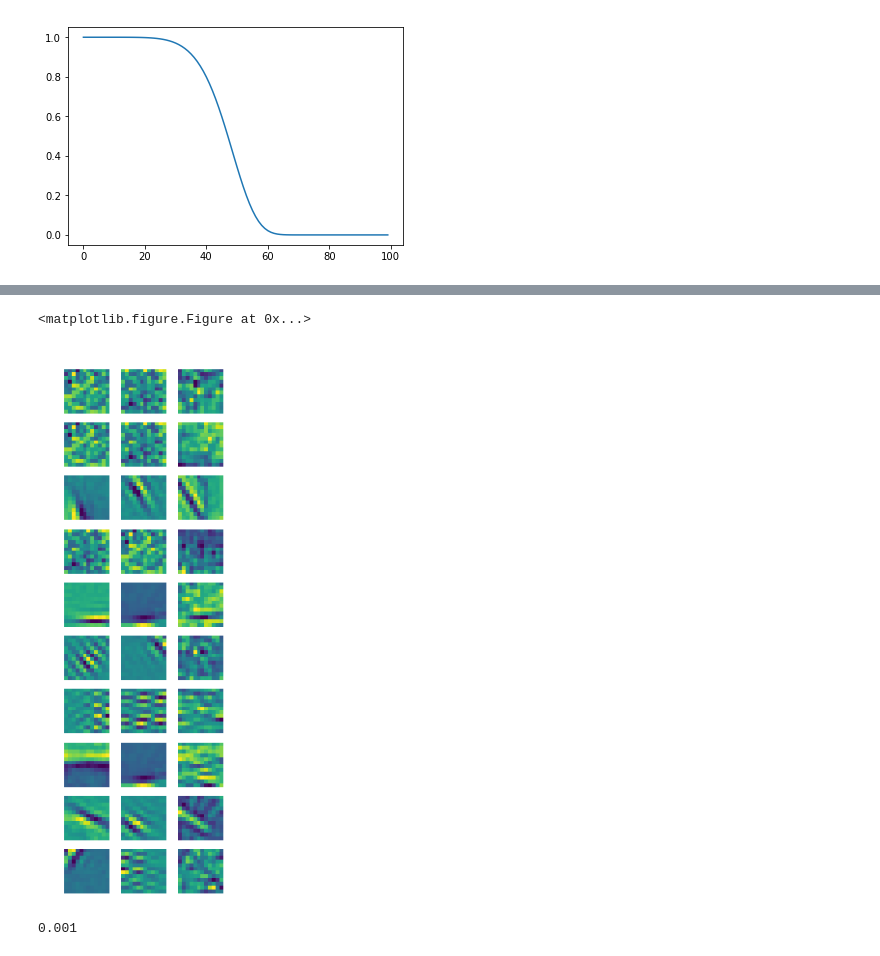
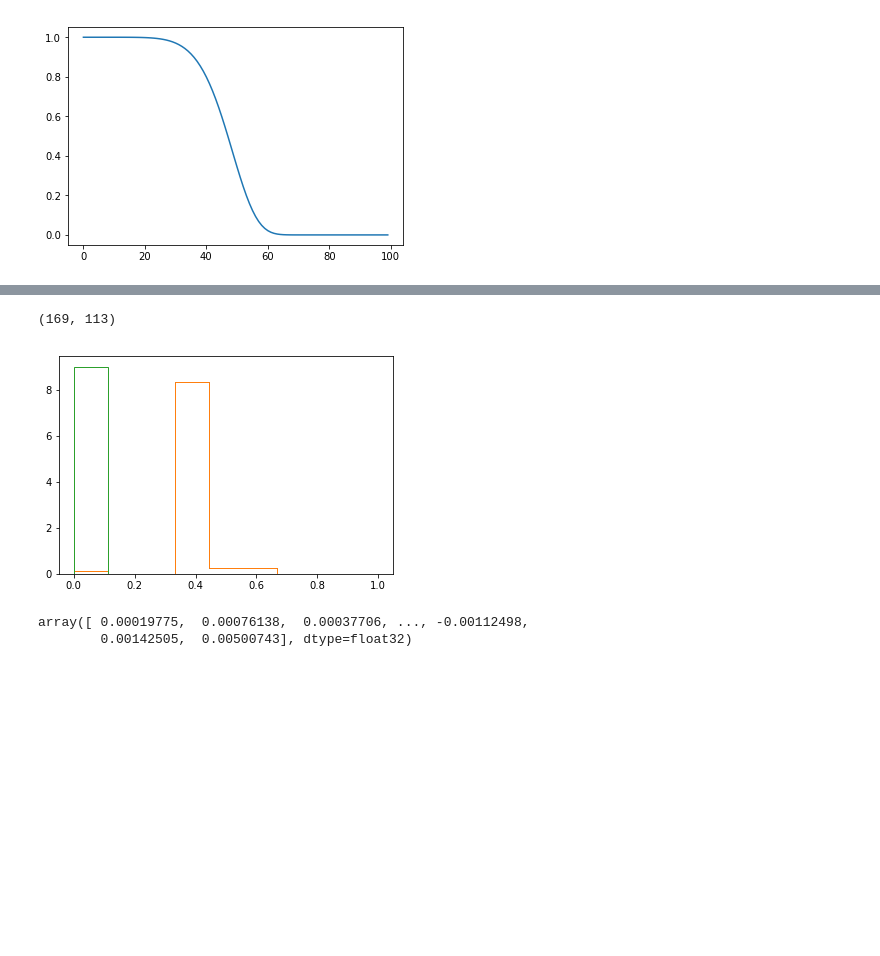
Before and after one commit to gbarello/SVAE, a Jupyter notebook: Untitled.ipynb, the cells around one changed output, grey strips where cells are left out. Drawn from its saved outputs; the diff is of its cells as text; code cells hidden in the pictures; blank space fills up the shorter version.

```diff
--- a/Untitled.ipynb
+++ b/Untitled.ipynb
@@ -181,33 +167,19 @@ plt.show()
-# %%
-plt.clf()
-fig,ax = plt.subplots(10,3,figsize = (3,10))
-I = []
-for k in range(10):
-    #I need to find the index of the largest covariance
-
-#    u = np.abs(np.diag(o[0][-1][k]))
-
-    u = np.abs(o[0][1][k])
-#    um = np.max(u,axis = 1)
-    i1 = np.argmax(u)
-    u[i1] = 0
-    i2 = np.argmax(u)
-
-    ax[k,0].matshow(W[i1])
-    ax[k,1].matshow(W[i2])
-    ax[k,2].matshow(np.reshape(o[0][0][k],[12,12]))
-    ax[k,0].axis('off')
-    ax[k,1].axis('off')
-    ax[k,2].axis('off')
-    I.append([i1,i2])
-plt.show()
-# %% [output]
-<matplotlib.figure.Figure at 0x...>
-[figure, removed]
-# %%
-params["learning_rate"
-    ]
-# %% [output]
-0.001
 # %%
 sess.close()
+# %%
+import numpy as np
+import matplotlib.pyplot as plt
+print(ww.shape)
+W = np.reshape(netparams["PCA"].inverse_transform(ww),[-1,12,12])
+#W = np.reshape(ww,[-1,12,12])
+
+fig, ax = plt.subplots(10,10,figsize=(10,10))
+
+for i in range(10):
+    for j in range(10):
+        ax[i,j].matshow(W[i + j*10])
+        ax[i,j].axis('off')
+
+plt.show()
+# %% [output]
+(169, 113)
@@ -213,0 +213,15 @@ sess.close()
+# %%
+def flat(x):
+    return np.reshape(x,[-1])
+
+plt.hist(flat(np.diag(o[0][2][0])),np.linspace(0,1,10),histtype="step",normed=True)
+plt.hist(flat(np.diag(o[0][3][0])),np.linspace(0,1,10),histtype="step",normed=True)
+plt.hist(flat(o[0][4][0]),np.linspace(0,1,10),histtype="step",normed=True)
+plt.show()
+# %% [output]
+[figure, added]
+# %%
+flat(o[0][4][0])
+# %% [output]
+array([ 0.00019775,  0.00076138,  0.00037706, ..., -0.00112498,
+        0.00142505,  0.00500743], dtype=float32)
```
Also changed, not shown: parts of 14 cells of this notebook, 10 other files.
